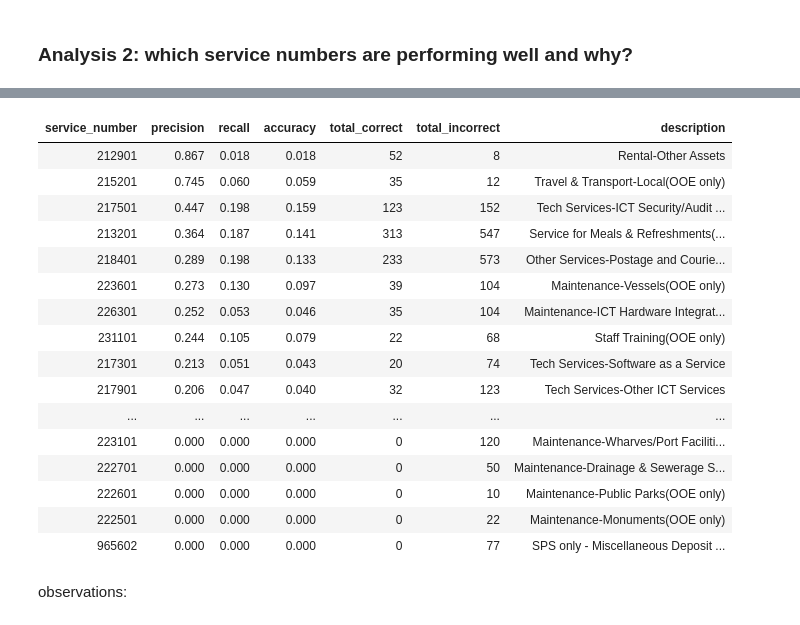
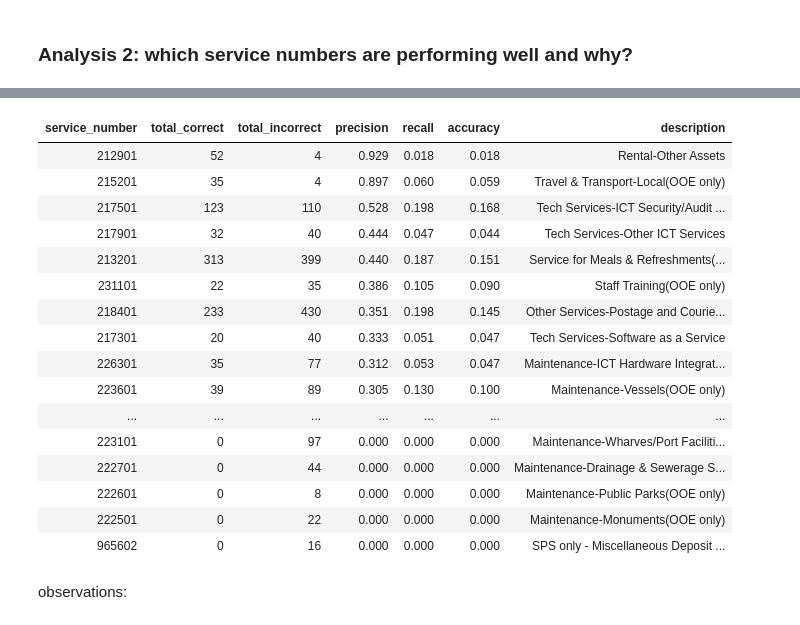
Before and after one commit to darinatic/insupply, a Jupyter notebook: notebooks/main.ipynb, the cells around one changed output, grey strips where cells are left out. Saved outputs shown, nothing was run; the diff lists cells and outputs as text; code cells hidden in the pictures.

```diff
--- a/notebooks/main.ipynb
+++ b/notebooks/main.ipynb
@@ -561,14 +568,17 @@ In this context:
 - Therefore, true negatives are not meaningful.
 '''
 
+# Adjust incorrect calculations: Exclude matches if any in the top 5 is correct
+df_copy['query_correct'] = df_copy.groupby('query')['is_correct'].transform('max')
+
 # Calculate correct, incorrect, false negatives, and precision metrics for each service number
 service_metrics = []
 for material_number, group in df_copy.groupby("retrieved_material_number"):
     # Total correct predictions for this service number
     total_correct = group["is_correct"].sum()
 
-    # Total incorrect predictions for this service number
-    total_incorrect = len(group) - total_correct
+    # Total incorrect predictions: Only count if query did not have any correct match
+    total_incorrect = group[(group['query_correct'] == 0)].shape[0]
 
     # Calculate False Negatives: Cases where this service number was expected but not retrieved
     false_negatives = len(df_copy[(df_copy["expected"] == material_number) &
@@ -577,52 +587,52 @@ for material_number, group in df_copy.groupby("retrieved_material_number"):
     # Precision: Proportion of correct predictions out of total retrieved predictions
     precision = total_correct / (total_correct + total_incorrect) if (total_correct + total_incorrect) > 0 else 0
 
     # Recall: Proportion of correct predictions out of all actual cases (including False Negatives)
     recall = total_correct / (total_correct + false_negatives) if (total_correct + false_negatives) > 0 else 0
 
     # Accuracy: Proportion of correct predictions out of all attempts (including false negatives)
     accuracy = total_correct / (total_correct + total_incorrect + false_negatives) if (total_correct + total_incorrect + false_negatives) > 0 else 0
 
     # Get the description for the service number
     description = group["retrieved_description"].iloc[0]
 
     # Append metrics for this service number
     service_metrics.append({
         "service_number": material_number,
+        "total_correct": total_correct,
+        "total_incorrect": total_incorrect,
         "precision": round(precision, 3),
         "recall": round(recall, 3),
         "accuracy": round(accuracy, 3),
-        "total_correct": total_correct,
-        "total_incorrect": total_incorrect,
         "description": description
     })
 
 # Create a DataFrame for service metrics
 metrics_df = pd.DataFrame(service_metrics)
 
 # Sort by precision in descending order
 metrics_df = metrics_df.sort_values(by="precision", ascending=False)
 
 # Render DataFrame as HTML for horizontal scrolling
 display(HTML(metrics_df.to_html(index=False, max_rows=None, max_cols=None, notebook=True)))
 # %% [output]
-| service_number | precision | recall | accuracy | total_correct | total_incorrect | description |
-| 212901 | 0.867 | 0.018 | 0.018 | 52 | 8 | Rental-Other Assets |
-| 215201 | 0.745 | 0.060 | 0.059 | 35 | 12 | Travel & Transport-Local(OOE only) |
-| 217501 | 0.447 | 0.198 | 0.159 | 123 | 152 | Tech Services-ICT Security/Audit ... |
-| 213201 | 0.364 | 0.187 | 0.141 | 313 | 547 | Service for Meals & Refreshments(... |
-| 218401 | 0.289 | 0.198 | 0.133 | 233 | 573 | Other Services-Postage and Courie... |
-| 223601 | 0.273 | 0.130 | 0.097 | 39 | 104 | Maintenance-Vessels(OOE only) |
-| 226301 | 0.252 | 0.053 | 0.046 | 35 | 104 | Maintenance-ICT Hardware Integrat... |
-| 231101 | 0.244 | 0.105 | 0.079 | 22 | 68 | Staff Training(OOE only) |
-| 217301 | 0.213 | 0.051 | 0.043 | 20 | 74 | Tech Services-Software as a Service |
-| 217901 | 0.206 | 0.047 | 0.040 | 32 | 123 | Tech Services-Other ICT Services |
+| service_number | total_correct | total_incorrect | precision | recall | accuracy | description |
+| 212901 | 52 | 4 | 0.929 | 0.018 | 0.018 | Rental-Other Assets |
+| 215201 | 35 | 4 | 0.897 | 0.060 | 0.059 | Travel & Transport-Local(OOE only) |
+| 217501 | 123 | 110 | 0.528 | 0.198 | 0.168 | Tech Services-ICT Security/Audit ... |
+| 217901 | 32 | 40 | 0.444 | 0.047 | 0.044 | Tech Services-Other ICT Services |
+| 213201 | 313 | 399 | 0.440 | 0.187 | 0.151 | Service for Meals & Refreshments(... |
+| 231101 | 22 | 35 | 0.386 | 0.105 | 0.090 | Staff Training(OOE only) |
+| 218401 | 233 | 430 | 0.351 | 0.198 | 0.145 | Other Services-Postage and Courie... |
+| 217301 | 20 | 40 | 0.333 | 0.051 | 0.047 | Tech Services-Software as a Service |
+| 226301 | 35 | 77 | 0.312 | 0.053 | 0.047 | Maintenance-ICT Hardware Integrat... |
+| 223601 | 39 | 89 | 0.305 | 0.130 | 0.100 | Maintenance-Vessels(OOE only) |
 | ... | ... | ... | ... | ... | ... | ... |
-| 223101 | 0.000 | 0.000 | 0.000 | 0 | 120 | Maintenance-Wharves/Port Faciliti... |
-| 222701 | 0.000 | 0.000 | 0.000 | 0 | 50 | Maintenance-Drainage & Sewerage S... |
-| 222601 | 0.000 | 0.000 | 0.000 | 0 | 10 | Maintenance-Public Parks(OOE only) |
-| 222501 | 0.000 | 0.000 | 0.000 | 0 | 22 | Maintenance-Monuments(OOE only) |
-| 965602 | 0.000 | 0.000 | 0.000 | 0 | 77 | SPS only - Miscellaneous Deposit ... |
+| 223101 | 0 | 97 | 0.000 | 0.000 | 0.000 | Maintenance-Wharves/Port Faciliti... |
+| 222701 | 0 | 44 | 0.000 | 0.000 | 0.000 | Maintenance-Drainage & Sewerage S... |
+| 222601 | 0 | 8 | 0.000 | 0.000 | 0.000 | Maintenance-Public Parks(OOE only) |
+| 222501 | 0 | 22 | 0.000 | 0.000 | 0.000 | Maintenance-Monuments(OOE only) |
+| 965602 | 0 | 16 | 0.000 | 0.000 | 0.000 | SPS only - Miscellaneous Deposit ... |
 # %% [markdown]
 observations:
 <br>
```
Also changed, not shown: parts of 2 cells of this notebook.
